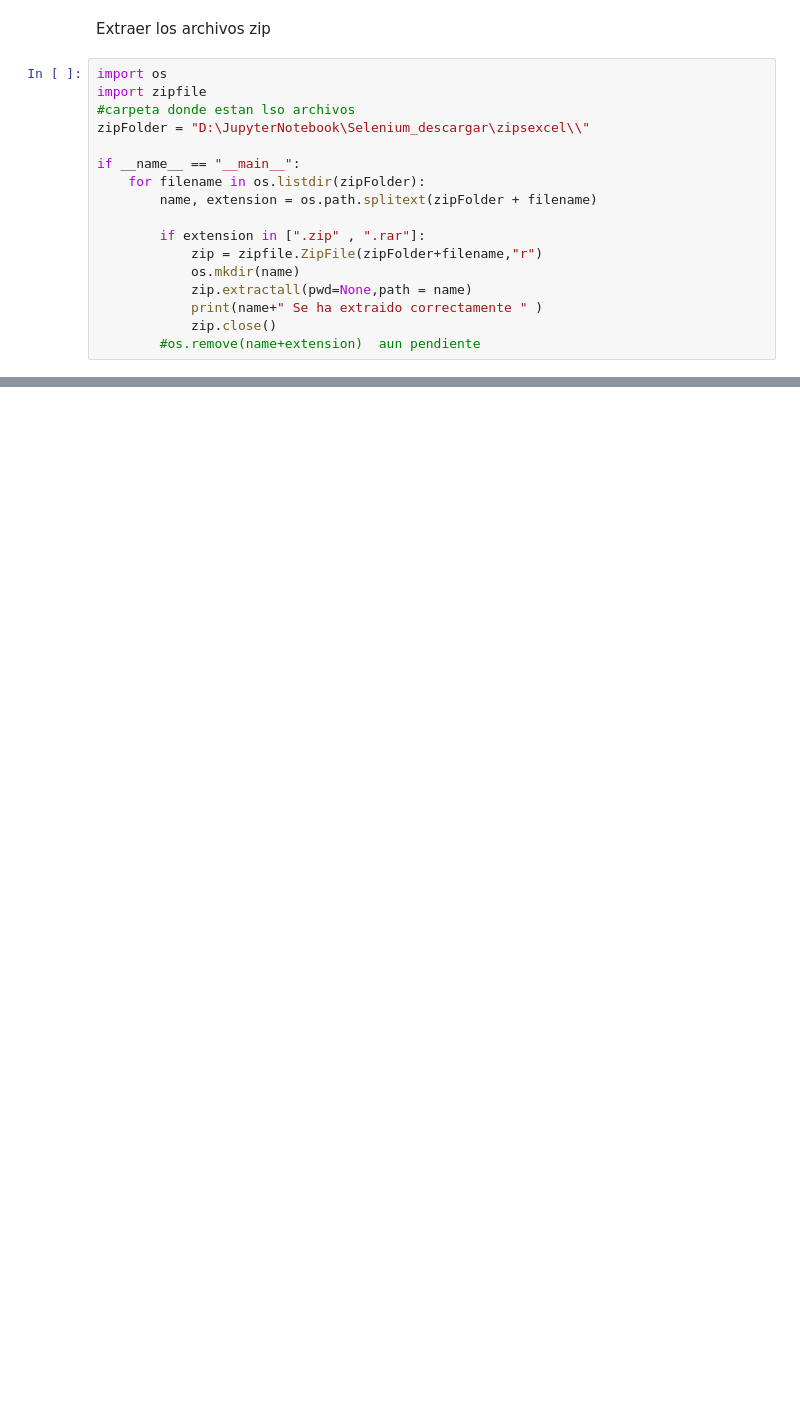
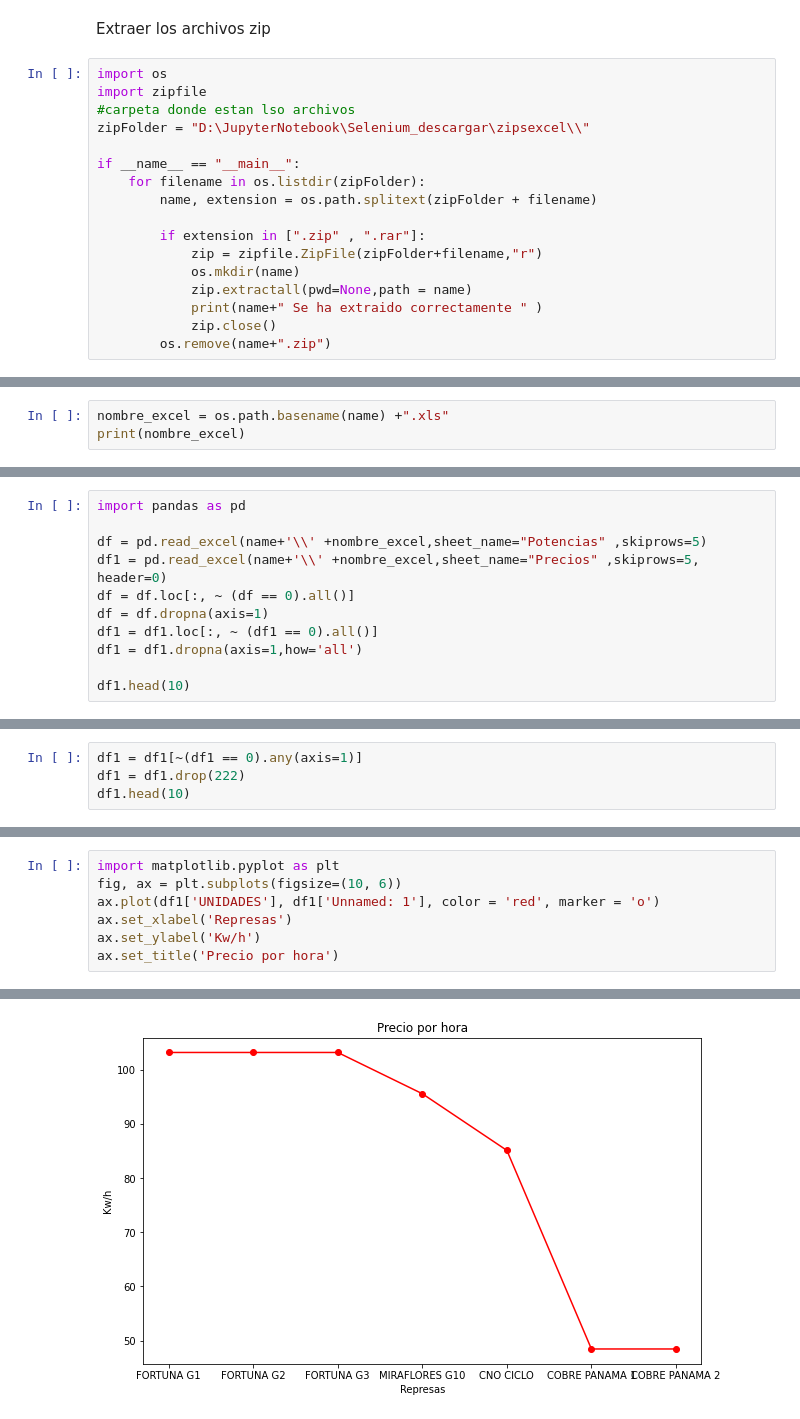
Before and after one commit to AlexJavier09/Automatizador_descargar_CND, a Jupyter notebook: automatizador_CNC.ipynb, the cells around one changed output, grey strips where cells are left out. Drawn from its saved outputs; the diff is of its cells as text; blank space fills up the shorter version.

```diff
--- a/automatizador_CNC.ipynb
+++ b/automatizador_CNC.ipynb
@@ -51,5 +51,5 @@ if __name__ == "__main__":
             zip.extractall(pwd=None,path = name)
             print(name+" Se ha extraido correctamente " )
             zip.close()
-        #os.remove(name+extension)  aun pendiente
+        os.remove(name+".zip")
 # %% [output]
@@ -56,0 +75,3 @@ D:\JupyterNotebook\Selenium_descargar\zipsexcel\PS180822 Se ha extraido correcta
+# %%
+nombre_excel = os.path.basename(name) +".xls"
+print(nombre_excel)
@@ -56,0 +80,11 @@ D:\JupyterNotebook\Selenium_descargar\zipsexcel\PS180822 Se ha extraido correcta
+# %%
+import pandas as pd
+
+df = pd.read_excel(name+'\\' +nombre_excel,sheet_name="Potencias" ,skiprows=5)
+df1 = pd.read_excel(name+'\\' +nombre_excel,sheet_name="Precios" ,skiprows=5, header=0)
+df = df.loc[:, ~ (df == 0).all()]
+df = df.dropna(axis=1)
+df1 = df1.loc[:, ~ (df1 == 0).all()]
+df1 = df1.dropna(axis=1,how='all')
+
+df1.head(10)
@@ -56,0 +104,4 @@ D:\JupyterNotebook\Selenium_descargar\zipsexcel\PS180822 Se ha extraido correcta
+# %%
+df1 = df1[~(df1 == 0).any(axis=1)]
+df1 = df1.drop(222)
+df1.head(10)
@@ -56,0 +134,8 @@ D:\JupyterNotebook\Selenium_descargar\zipsexcel\PS180822 Se ha extraido correcta
+# %%
+import matplotlib.pyplot as plt
+fig, ax = plt.subplots(figsize=(10, 6))
+ax.plot(df1['UNIDADES'], df1['Unnamed: 1'], color = 'red', marker = 'o')
+ax.set_xlabel('Represas')
+ax.set_ylabel('Kw/h')
+ax.set_title('Precio por hora')
+# %% [output]
@@ -56,0 +143 @@ D:\JupyterNotebook\Selenium_descargar\zipsexcel\PS180822 Se ha extraido correcta
+[figure, added]
```
Also changed, not shown: parts of 12 cells of this notebook, 10 other files.
